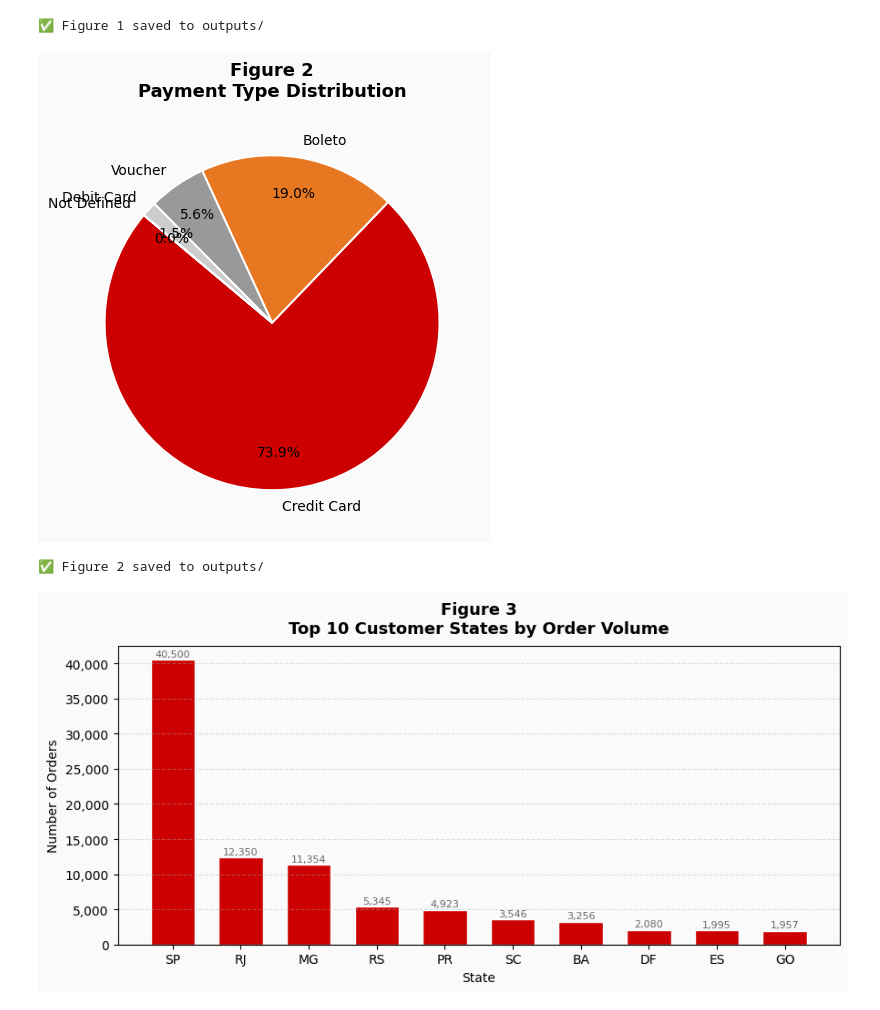
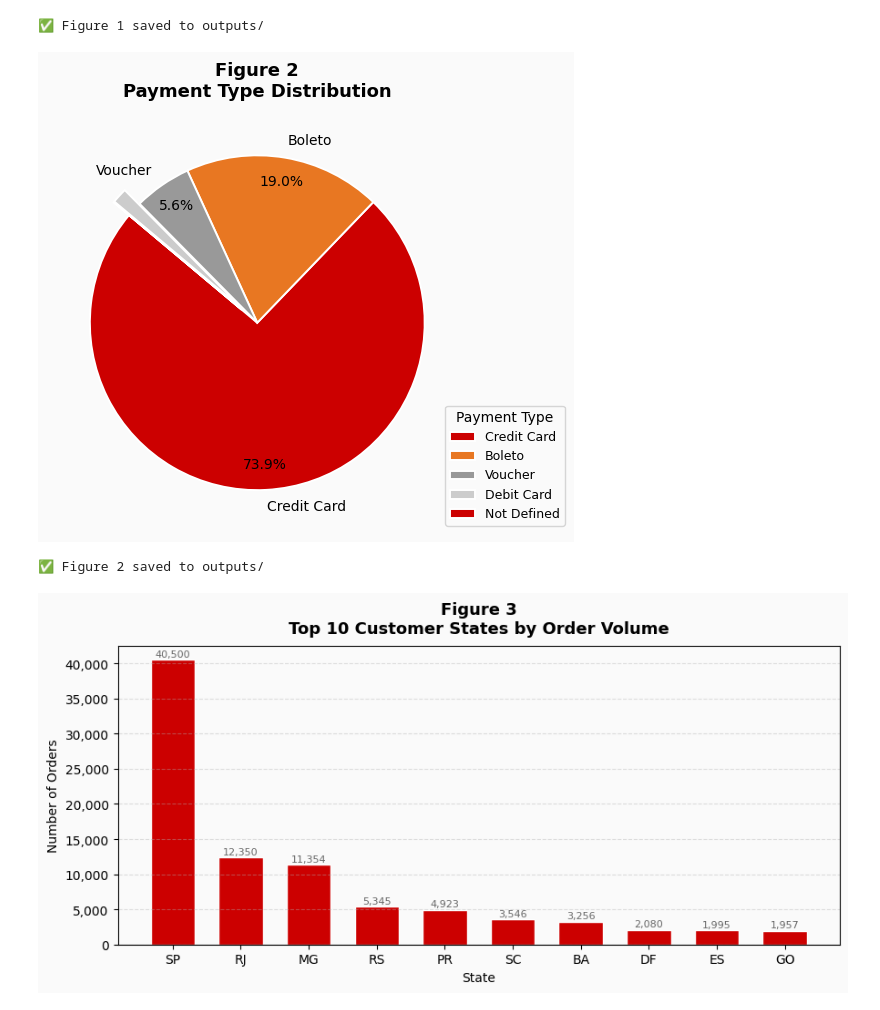
Before and after one commit to huntersarkis/gcu-capstone-project, a Jupyter notebook: notebooks/topic2_data_understanding.ipynb, the cells around one changed output. Drawn from its saved outputs; the diff is of its cells as text; code cells hidden in the pictures.

Commit message:
fix charts to look more polished

```diff
--- a/notebooks/topic2_data_understanding.ipynb
+++ b/notebooks/topic2_data_understanding.ipynb
@@ -165,24 +165,50 @@ print("✅ Figure 1 saved to outputs/")
 # %%
 # Figure 2: Payment Type Distribution (Pie Chart)
 pay_counts = payments["payment_type"].value_counts()
 labels_clean = [t.replace("_", " ").title() for t in pay_counts.index]
 
+# Suppress labels for slices under 3%, let legend handle them
+threshold = 0.03
+total = pay_counts.sum()
+pie_labels = [name if (pay_counts.iloc[i] / total) >= threshold else ""
+              for i, name in enumerate(labels_clean)]
+
+# Explode small slices outward
+explode = [0 if (pay_counts.iloc[i] / total) >= threshold else 0.12
+           for i in range(len(pay_counts))]
+
 fig, ax = plt.subplots(figsize=(7, 5))
-ax.pie(pay_counts,
-       labels=labels_clean,
-       autopct="%1.1f%%",
-       colors=[TARGET_RED, "#E87722", "#999999", "#CCCCCC"],
-       startangle=140,
-       pctdistance=0.78,
-       wedgeprops={"edgecolor": "white", "linewidth": 1.4})
+wedges, texts, autotexts = ax.pie(
+    pay_counts,
+    labels=pie_labels,
+    autopct="%1.1f%%",
+    colors=[TARGET_RED, "#E87722", "#999999", "#CCCCCC"],
+    startangle=140,
+    pctdistance=0.85,
+    explode=explode,
+    wedgeprops={"edgecolor": "white", "linewidth": 1.4}
+)
+
+# Hide pct labels on tiny slices to reduce noise
+for i, autotext in enumerate(autotexts):
+    if (pay_counts.iloc[i] / total) < threshold:
+        autotext.set_visible(False)
+
+# Legend for all slices
+ax.legend(wedges, labels_clean,
+          title="Payment Type",
+          loc="lower right",
+          bbox_to_anchor=(1.25, 0.0),
+          fontsize=9)
+
 ax.set_title("Figure 2\nPayment Type Distribution",
              fontsize=13, fontweight="bold", pad=12)
 plt.tight_layout()
 plt.savefig(os.path.join(OUT_DIR, "fig2_pie_payment_type.png"), dpi=150, bbox_inches="tight")
 plt.show()
 print("✅ Figure 2 saved to outputs/")
 # %% [output]
-[figure, old version]
+[figure, new version]
 ✅ Figure 2 saved to outputs/
 # %%
 # Figure 3: Top 10 Customer States by Order Volume (Bar Chart)
```
Also changed, not shown: parts of 1 cell of this notebook.
